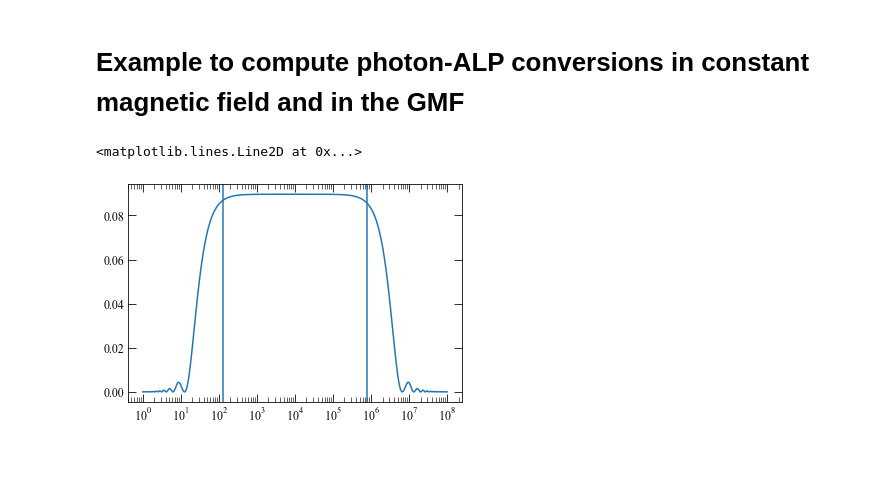
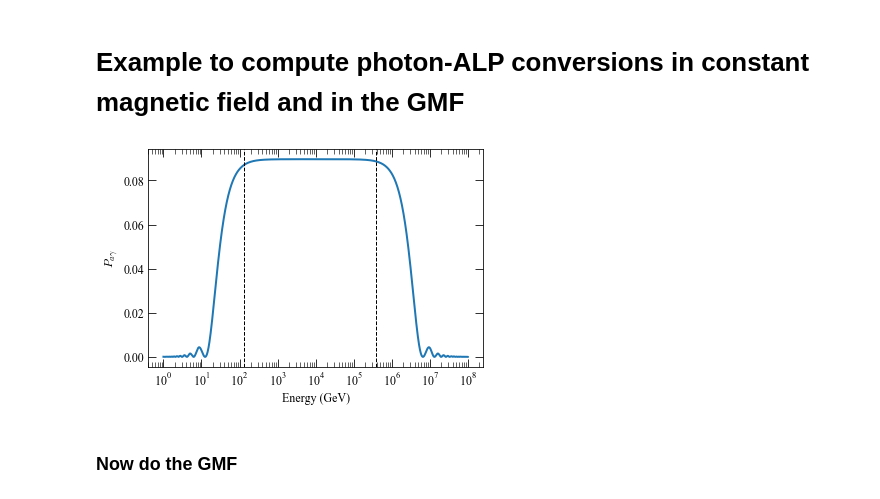
Before and after one commit to me-manu/gammaALPs, a Jupyter notebook: notebooks/example_single_cell_and_gmf.ipynb, the cells around one changed output. Cells and saved outputs as stored; diff of their text form; code cells hidden in the pictures; blank space fills up the shorter version.

```diff
--- a/notebooks/example_single_cell_and_gmf.ipynb
+++ b/notebooks/example_single_cell_and_gmf.ipynb
@@ -19,3 +17,9 @@ pin = np.diag((1.,0.,0.)) * 1.
+# %%
+pin = np.diag((1.,0.,0.))
+punpol = np.diag((1.,1.,0.)) * 0.5
+px_in = np.diag((1.,0.,0.))
+py_in = np.diag((0.,1.,0.))
+pa_in = np.diag((0.,0.,1.))
 # %%
 src = Source(z = 0., l = 0., b = 0., ra = None, dec = None)
 # %%
@@ -25,7 +29,7 @@ m.add_propagation(environ = 'ICMCell', order = 0,
                  B0 = 1.,
                  L0 = 10.,
                  nsim = 1,
-                 n0 = 10.,
+                 n0 = 1e-3,
                  r_abell = 11.,
                  beta = 0.,
                  eta = 0.)
@@ -34,9 +38,15 @@ m.modules[0].psin = np.ones_like(m.modules[0].psin) * np.pi / 2.
 # %%
 px,py,pa = m.run(multiprocess=1)
 # %%
-plt.semilogx(EGeV, pa[0])
-plt.axvline(EminGeV(m_neV=m.alp.m, g11 = m.alp.g, BmuG=m.modules[0].B, n_cm3=m.modules[0].nel))
-plt.axvline(EmaxGeV(g11=m.alp.g, BmuG=m.modules[0].B/2))
+plt.semilogx(EGeV, pa[0], lw = 2)
+plt.axvline(EminGeV(m_neV=m.alp.m, g11 = m.alp.g, BmuG=m.modules[0].B, n_cm3=m.modules[0].nel),
+            lw = 1., ls = '--', color = 'k')
+plt.axvline(EmaxGeV(g11=m.alp.g, BmuG=m.modules[0].B/2),
+            lw = 1., ls = '--', color = 'k')
+plt.xlabel("Energy (GeV)")
+plt.ylabel("$P_{a\gamma}$")
+plt.savefig("one_domain.pdf")
 # %% [output]
-<matplotlib.lines.Line2D at 0x...>
-[figure, old version]
+[figure, new version]
+# %% [markdown]
+### Now do the GMF
```
Also changed, not shown: parts of 16 cells of this notebook, 2 other files.
